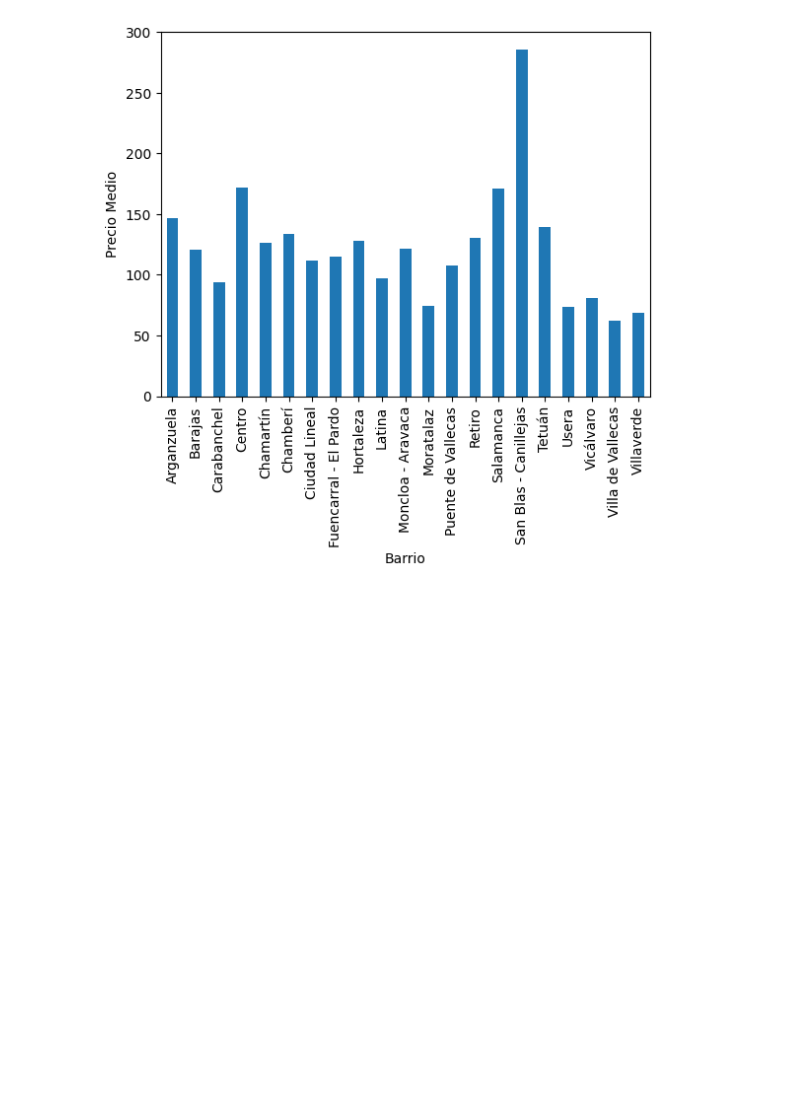
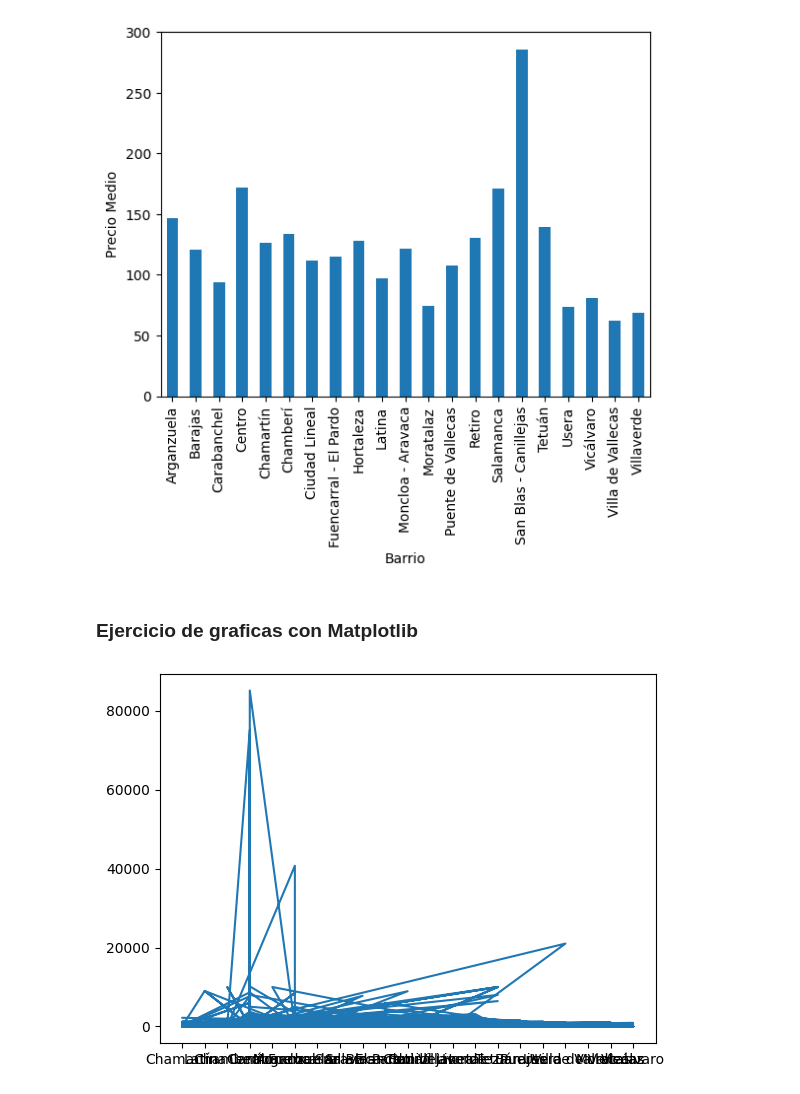
Before and after one commit to Monalaihoi/Training, a Jupyter notebook: airbnb_data2023.ipynb, the cells around one changed output. Drawn from its saved outputs; the diff is of its cells as text; code cells hidden in the pictures; blank space fills up the shorter version.

```diff
--- a/airbnb_data2023.ipynb
+++ b/airbnb_data2023.ipynb
@@ -138,4 +141,4 @@ data.describe()
 ¿Que importancia tiene este dato o este grafico para el negocio de AirBnB?
 # %%
 df_airbnb=pd.DataFrame(data,
-                       columns = ['neighbourhood_group' , 'neighbourhood' , 'room_type' , 'price' ,'minimum_nights'])
+                       columns = ['neighbourhood_group' , 'neighbourhood' , 'room_type' , 'price' ,'minimum_nights','number_of_reviews')
@@ -210,3 +218,11 @@ plt.ylabel('Precio Medio')
 plt.show()
 # %% [output]
 [figure]
+# %% [markdown]
+### Ejercicio de graficas con Matplotlib
+# %%
+# Grafico de lineas con plot
+plt.plot(df_airbnb['neighbourhood_group'], df_airbnb['price'])
+plt.show()
+# %% [output]
+[figure, added]
```
Also changed, not shown: parts of 15 cells of this notebook.
